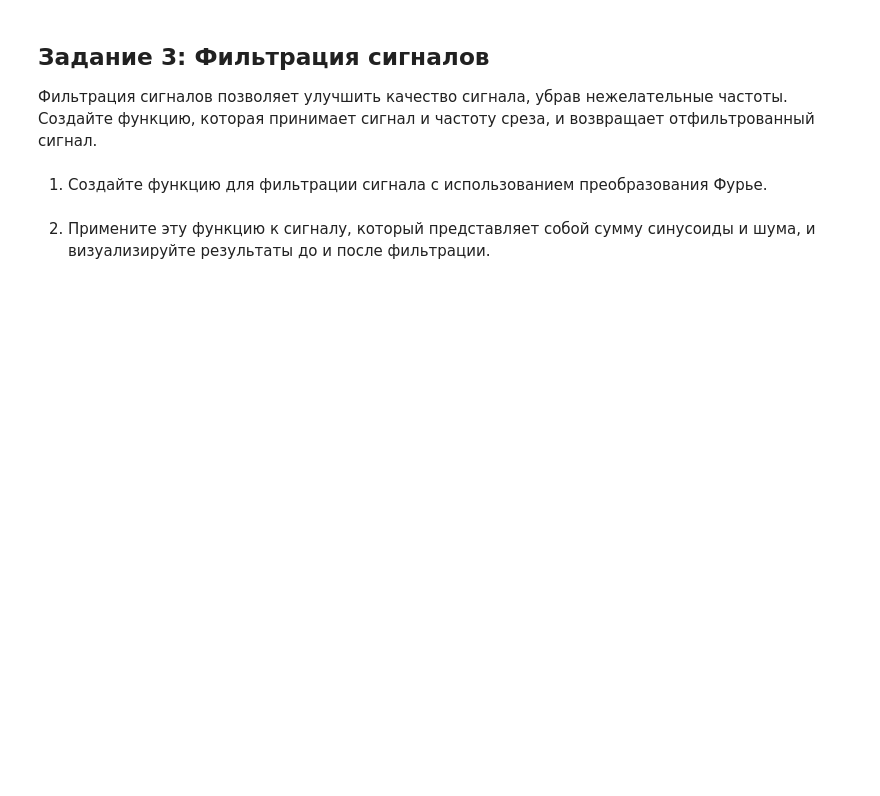
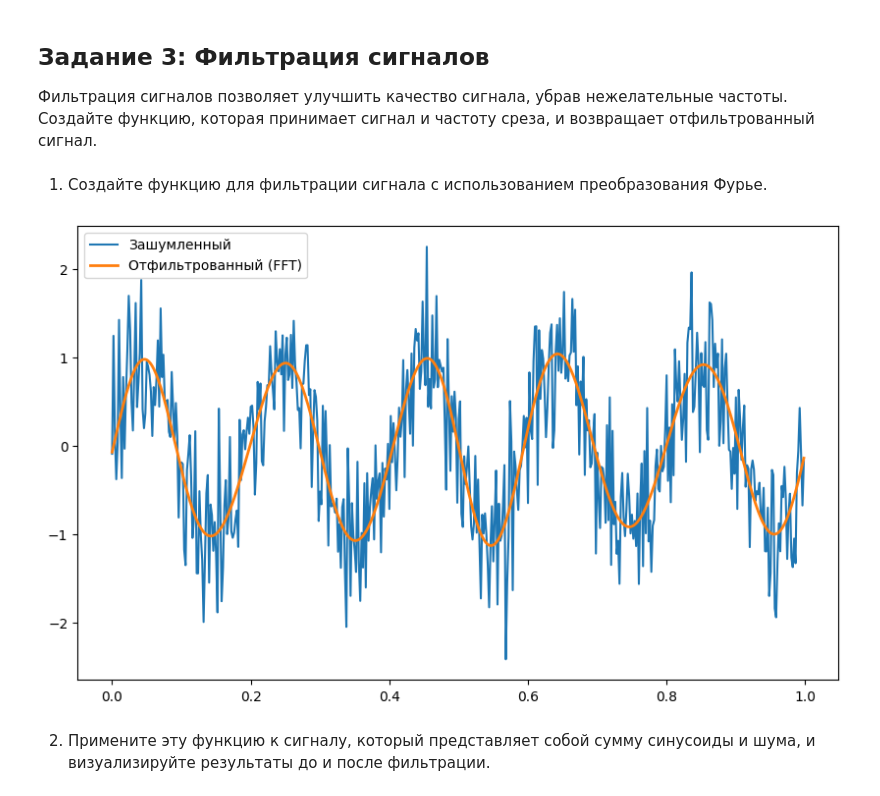
Before and after one commit to DanisStepanov/Computer-mathematics-systems, a Jupyter notebook: 10. Генерация сигналов и преобразования Фурье/Практическая_работа_№10_Генерация_сигналов_и_преобразования_Фурье.ipynb, the cells around one changed output. Saved outputs shown, nothing was run; the diff lists cells and outputs as text; code cells hidden in the pictures; blank space fills up the shorter version.

```diff
--- a/10. Генерация сигналов и преобразования Фурье/Практическая_работа_№10_Генерация_сигналов_и_преобразования_Фурье.ipynb
+++ b/10. Генерация сигналов и преобразования Фурье/Практическая_работа_№10_Генерация_сигналов_и_преобразования_Фурье.ipynb
@@ -198,6 +198,24 @@ plt.show()
 Фильтрация сигналов позволяет улучшить качество сигнала, убрав нежелательные частоты. Создайте функцию, которая принимает сигнал и частоту среза, и возвращает отфильтрованный сигнал.
 # %% [markdown]
 1. Создайте функцию для фильтрации сигнала с использованием преобразования Фурье.
+# %%
+def filter(signal, cutoff_freq, fs):
+    n = len(signal)
+    yf = fft(signal)
+    xf = fftfreq(n, 1/fs)
+    yf_filtered = yf.copy()
+    yf_filtered[np.abs(xf) > cutoff_freq] = 0
+    filtered_signal = np.real(ifft(yf_filtered))
+    return filtered_signal
+cutoff = 10.0
+filtered_res = filter(final_signal, cutoff, fs)
+plt.figure(figsize=(10, 6))
+plt.plot(t, final_signal, label='Зашумленный')
+plt.plot(t, filtered_res, label='Отфильтрованный ')
+plt.legend()
+plt.show()
+# %% [output]
+[figure, added]
 # %%
 # Пример
 # %% [markdown]
```
Also changed, not shown: parts of 15 cells of this notebook.
